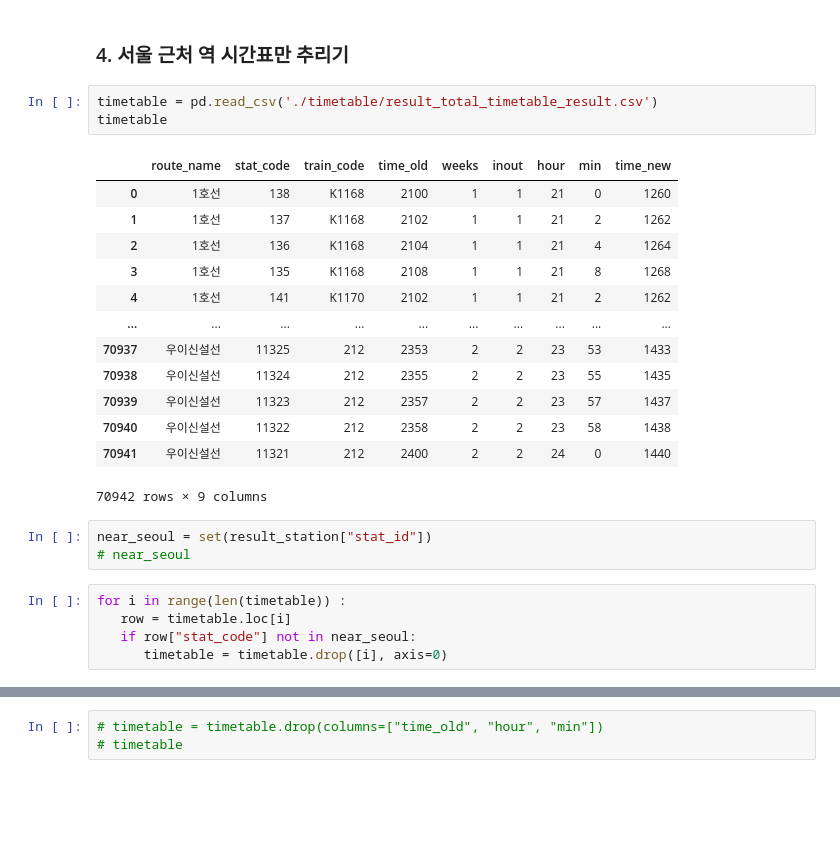
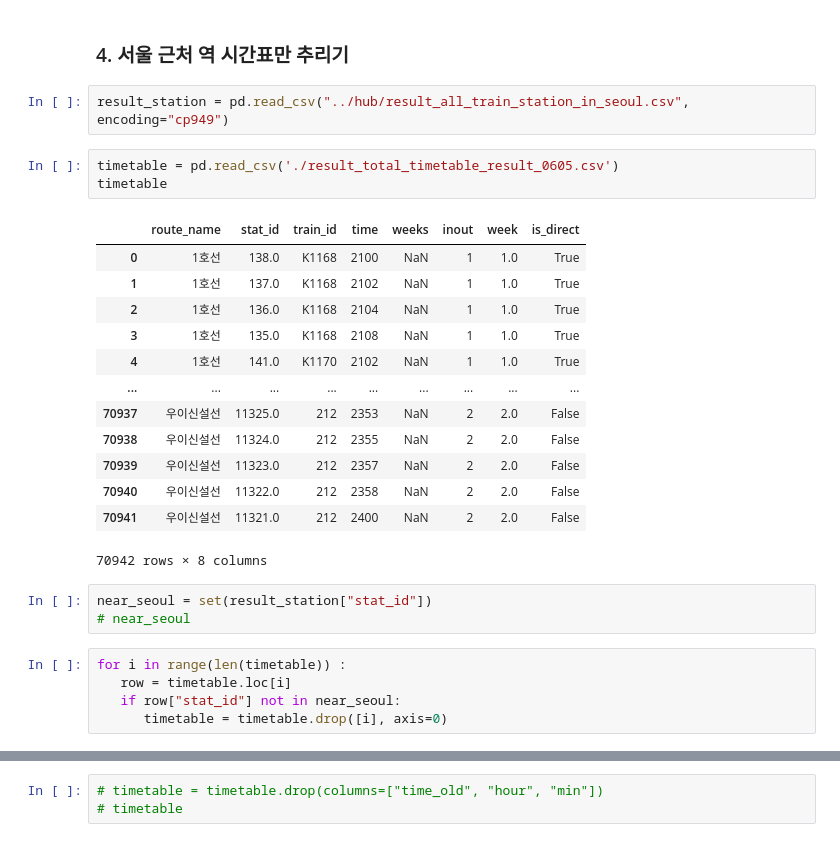
Before and after one commit to 23-1-CauCapstone-Team3/DataPreprocessing, a Jupyter notebook: train/seoul.ipynb, the cells around one changed output, grey strips where cells are left out. Saved outputs shown, nothing was run; the diff lists cells and outputs as text; blank space fills up the shorter version.

```diff
--- a/train/seoul.ipynb
+++ b/train/seoul.ipynb
@@ -261,29 +230,31 @@ memory usage: 28.1+ KB
 result_station.to_csv("../hub/resul_all_train_station_in_seoul.csv")
 # %% [markdown]
 ### 4. 서울 근처 역 시간표만 추리기
+# %%
+result_station = pd.read_csv("../hub/result_all_train_station_in_seoul.csv", encoding="cp949")
 # %%
-timetable = pd.read_csv('./timetable/result_total_timetable_result.csv')
+timetable = pd.read_csv('./result_total_timetable_result_0605.csv')
 timetable
 # %% [output]
-|  | route_name | stat_code | train_code | time_old | weeks | inout | hour | min | time_new |
-| 0 | 1호선 | 138 | K1168 | 2100 | 1 | 1 | 21 | 0 | 1260 |
-| 1 | 1호선 | 137 | K1168 | 2102 | 1 | 1 | 21 | 2 | 1262 |
-| 2 | 1호선 | 136 | K1168 | 2104 | 1 | 1 | 21 | 4 | 1264 |
-| 3 | 1호선 | 135 | K1168 | 2108 | 1 | 1 | 21 | 8 | 1268 |
-| 4 | 1호선 | 141 | K1170 | 2102 | 1 | 1 | 21 | 2 | 1262 |
-| ... | ... | ... | ... | ... | ... | ... | ... | ... | ... |
-| 70937 | 우이신설선 | 11325 | 212 | 2353 | 2 | 2 | 23 | 53 | 1433 |
-| 70938 | 우이신설선 | 11324 | 212 | 2355 | 2 | 2 | 23 | 55 | 1435 |
-| 70939 | 우이신설선 | 11323 | 212 | 2357 | 2 | 2 | 23 | 57 | 1437 |
-| 70940 | 우이신설선 | 11322 | 212 | 2358 | 2 | 2 | 23 | 58 | 1438 |
-| 70941 | 우이신설선 | 11321 | 212 | 2400 | 2 | 2 | 24 | 0 | 1440 |
+|  | route_name | stat_id | train_id | time | weeks | inout | week | is_direct |
+| 0 | 1호선 | 138.0 | K1168 | 2100 | NaN | 1 | 1.0 | True |
+| 1 | 1호선 | 137.0 | K1168 | 2102 | NaN | 1 | 1.0 | True |
+| 2 | 1호선 | 136.0 | K1168 | 2104 | NaN | 1 | 1.0 | True |
+| 3 | 1호선 | 135.0 | K1168 | 2108 | NaN | 1 | 1.0 | True |
+| 4 | 1호선 | 141.0 | K1170 | 2102 | NaN | 1 | 1.0 | True |
+| ... | ... | ... | ... | ... | ... | ... | ... | ... |
+| 70937 | 우이신설선 | 11325.0 | 212 | 2353 | NaN | 2 | 2.0 | False |
+| 70938 | 우이신설선 | 11324.0 | 212 | 2355 | NaN | 2 | 2.0 | False |
+| 70939 | 우이신설선 | 11323.0 | 212 | 2357 | NaN | 2 | 2.0 | False |
+| 70940 | 우이신설선 | 11322.0 | 212 | 2358 | NaN | 2 | 2.0 | False |
+| 70941 | 우이신설선 | 11321.0 | 212 | 2400 | NaN | 2 | 2.0 | False |
-70942 rows × 9 columns
+70942 rows × 8 columns
 # %%
 near_seoul = set(result_station["stat_id"])
 # near_seoul
 # %%
 for i in range(len(timetable)) :
    row = timetable.loc[i]
-   if row["stat_code"] not in near_seoul:
+   if row["stat_id"] not in near_seoul:
       timetable = timetable.drop([i], axis=0)
 # %%
```
Also changed, not shown: parts of 44 cells of this notebook, 10 other files.
